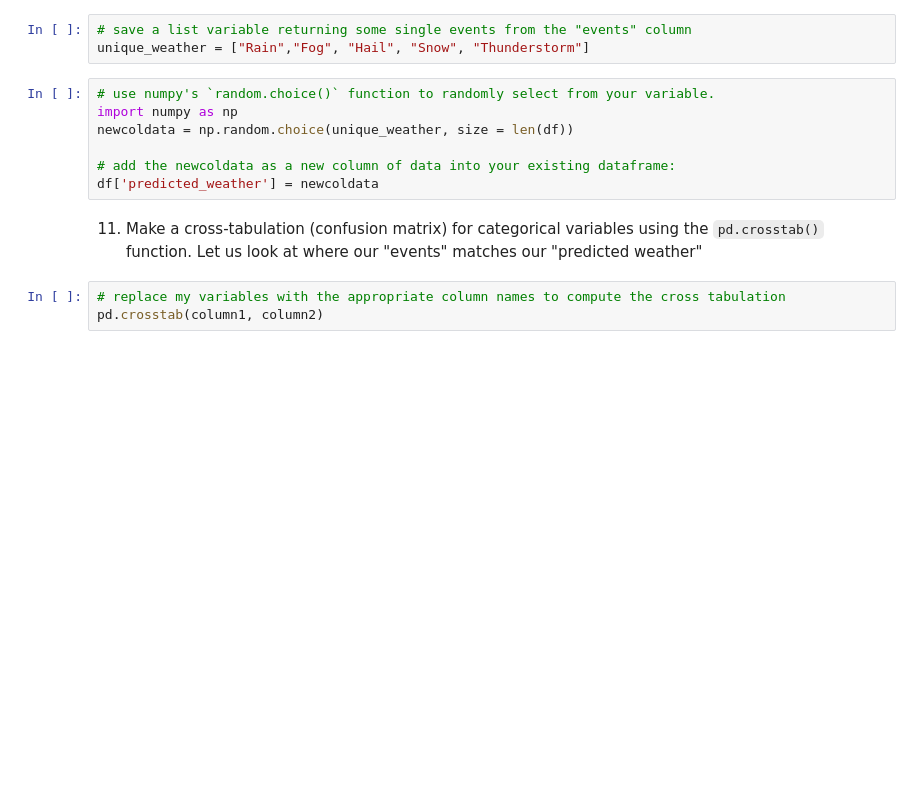
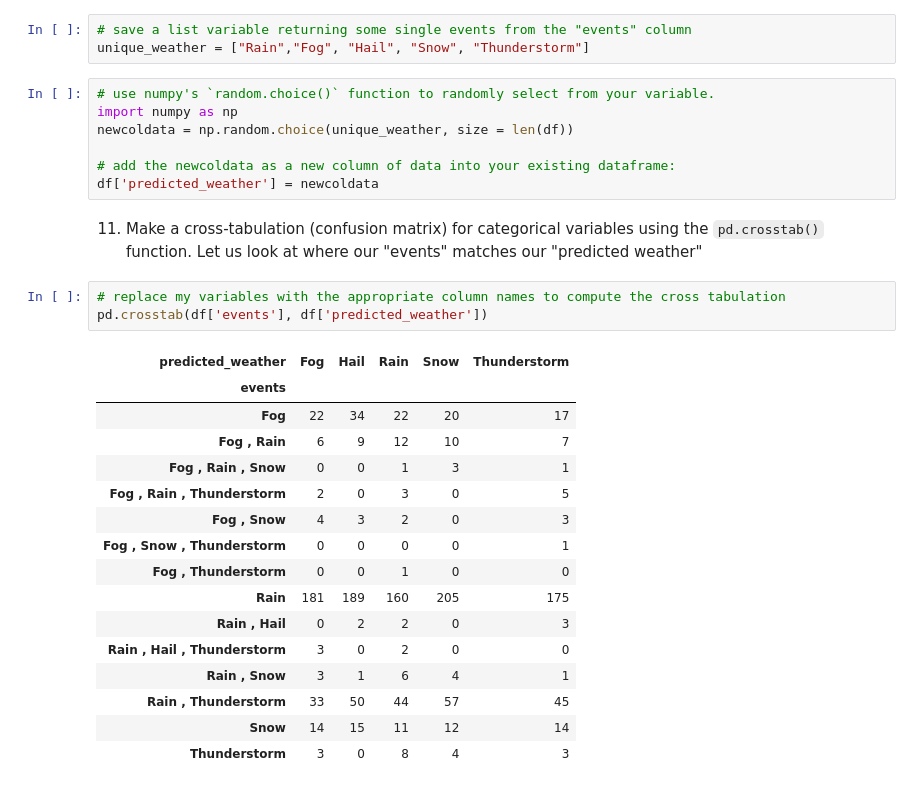
Before and after one commit to 4dfunk/AudioTechII, a Jupyter notebook: Activities/Activity7_PandasRegression.ipynb, the cells around one changed output. Saved outputs shown, nothing was run; the diff lists cells and outputs as text; blank space fills up the shorter version.

```diff
--- a/Activities/Activity7_PandasRegression.ipynb
+++ b/Activities/Activity7_PandasRegression.ipynb
@@ -197,4 +425,21 @@ df['predicted_weather'] = newcoldata
 11. Make a cross-tabulation (confusion matrix) for categorical variables using the `pd.crosstab()` function. Let us look at where our "events" matches our "predicted weather"
 # %%
 # replace my variables with the appropriate column names to compute the cross tabulation
-pd.crosstab(column1, column2)
+pd.crosstab(df['events'], df['predicted_weather'])
+# %% [output]
+| predicted_weather | Fog | Hail | Rain | Snow | Thunderstorm |
+| events |  |  |  |  |  |
+| Fog | 22 | 34 | 22 | 20 | 17 |
+| Fog , Rain | 6 | 9 | 12 | 10 | 7 |
+| Fog , Rain , Snow | 0 | 0 | 1 | 3 | 1 |
+| Fog , Rain , Thunderstorm | 2 | 0 | 3 | 0 | 5 |
+| Fog , Snow | 4 | 3 | 2 | 0 | 3 |
+| Fog , Snow , Thunderstorm | 0 | 0 | 0 | 0 | 1 |
+| Fog , Thunderstorm | 0 | 0 | 1 | 0 | 0 |
+| Rain | 181 | 189 | 160 | 205 | 175 |
+| Rain , Hail | 0 | 2 | 2 | 0 | 3 |
+| Rain , Hail , Thunderstorm | 3 | 0 | 2 | 0 | 0 |
+| Rain , Snow | 3 | 1 | 6 | 4 | 1 |
+| Rain , Thunderstorm | 33 | 50 | 44 | 57 | 45 |
+| Snow | 14 | 15 | 11 | 12 | 14 |
+| Thunderstorm | 3 | 0 | 8 | 4 | 3 |
```
Also changed, not shown: parts of 33 cells of this notebook, 1 other file.
